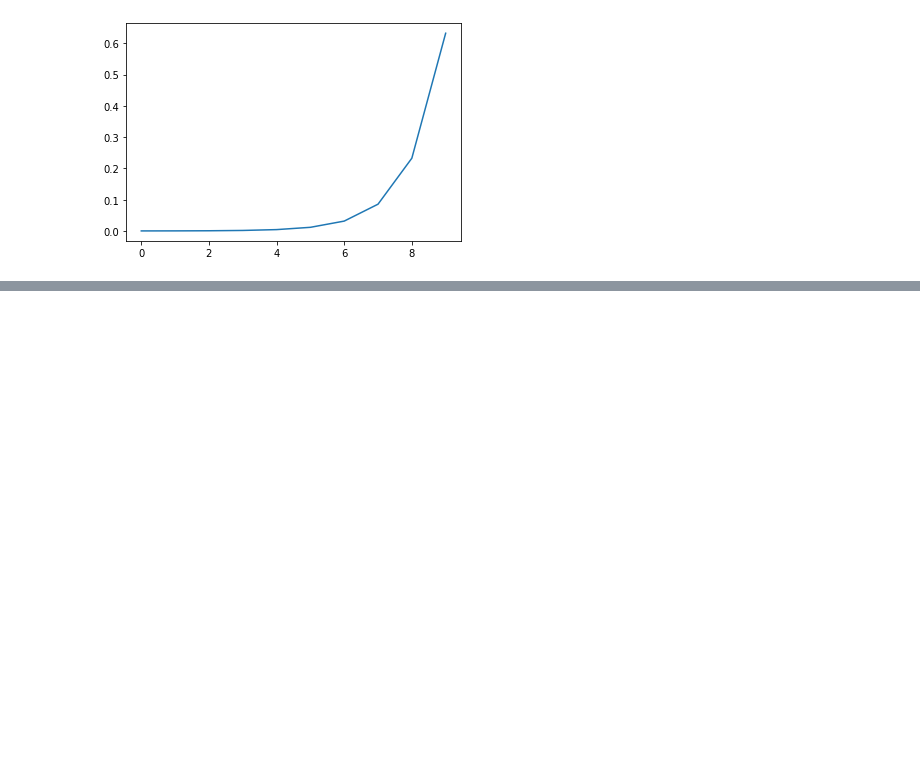
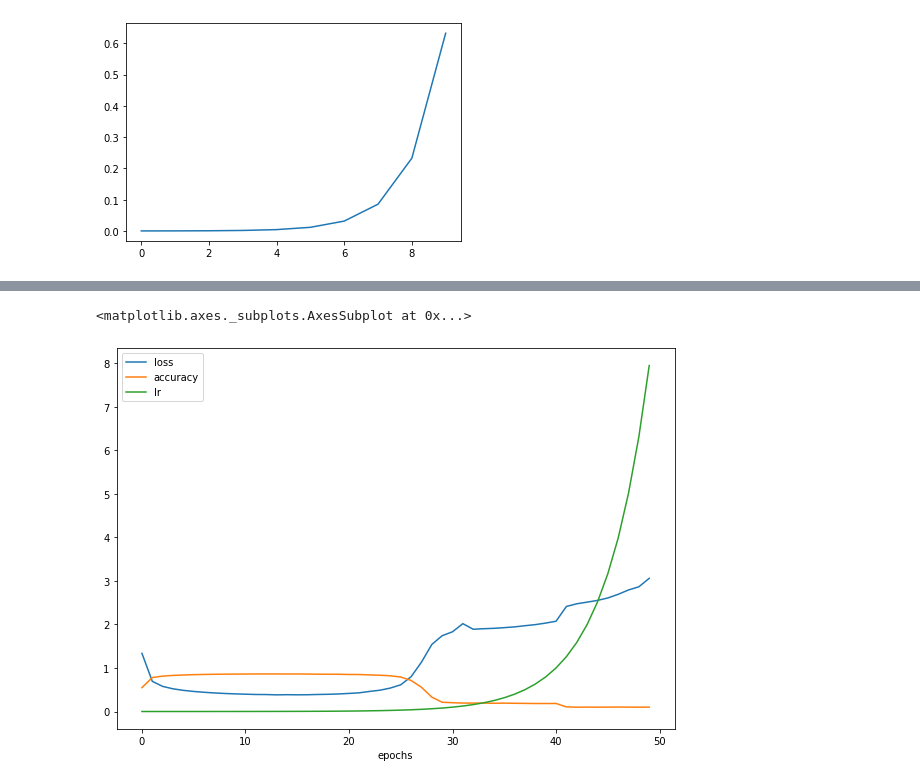
Before and after one commit to El-Nico/tensorflow-notes, a Jupyter notebook: classification_exercises.ipynb, the cells around one changed output, grey strips where cells are left out. Drawn from its saved outputs; the diff is of its cells as text; code cells hidden in the pictures; blank space fills up the shorter version.

```diff
--- a/classification_exercises.ipynb
+++ b/classification_exercises.ipynb
@@ -436,0 +443,29 @@ plt.plot(softmax(rand_t))
+# %%
+#determining the best learning rate
+
+#set random seed
+tf.random.set_seed(42)
+
+#construct model
+fashion=tf.keras.Sequential([
+                tf.keras.layers.Flatten(input_shape=(28,28)),
+                tf.keras.layers.Dense(16, activation="relu"),
+                tf.keras.layers.Dense(8, activation="relu"),
+                tf.keras.layers.Dense(10, activation="softmax")
+])
+
+#compile the model
+fashion.compile(
+    loss=tf.keras.losses.sparse_categorical_crossentropy,
+    optimizer=tf.keras.optimizers.Adam(),
+    metrics=["accuracy"]
+)
+
+#creating a learning rate scheduler callback
+lr_scheduler = tf.keras.callbacks.LearningRateScheduler(lambda epoch: 1e-4 * 10**(epoch/10))# traverse a set of learning rates strating from 1e-4, increasing by 10**(epoch/20) every epoch
+
+#fit the model for 100 epochs
+history=fashion.fit(train_images,
+                    train_labels, epochs=50,
+                    validation_data=(test_images, test_labels),
+                    callbacks=[lr_scheduler])
@@ -436,0 +490,6 @@ plt.plot(softmax(rand_t))
+# %%
+#checkout the history
+pd.DataFrame(history.history).drop(['val_loss','val_accuracy'], axis=1).plot(figsize=(10,7), xlabel="epochs")
+# %% [output]
+<matplotlib.axes._subplots.AxesSubplot at 0x...>
+[figure, added]
```
Also changed, not shown: parts of 29 cells of this notebook.
